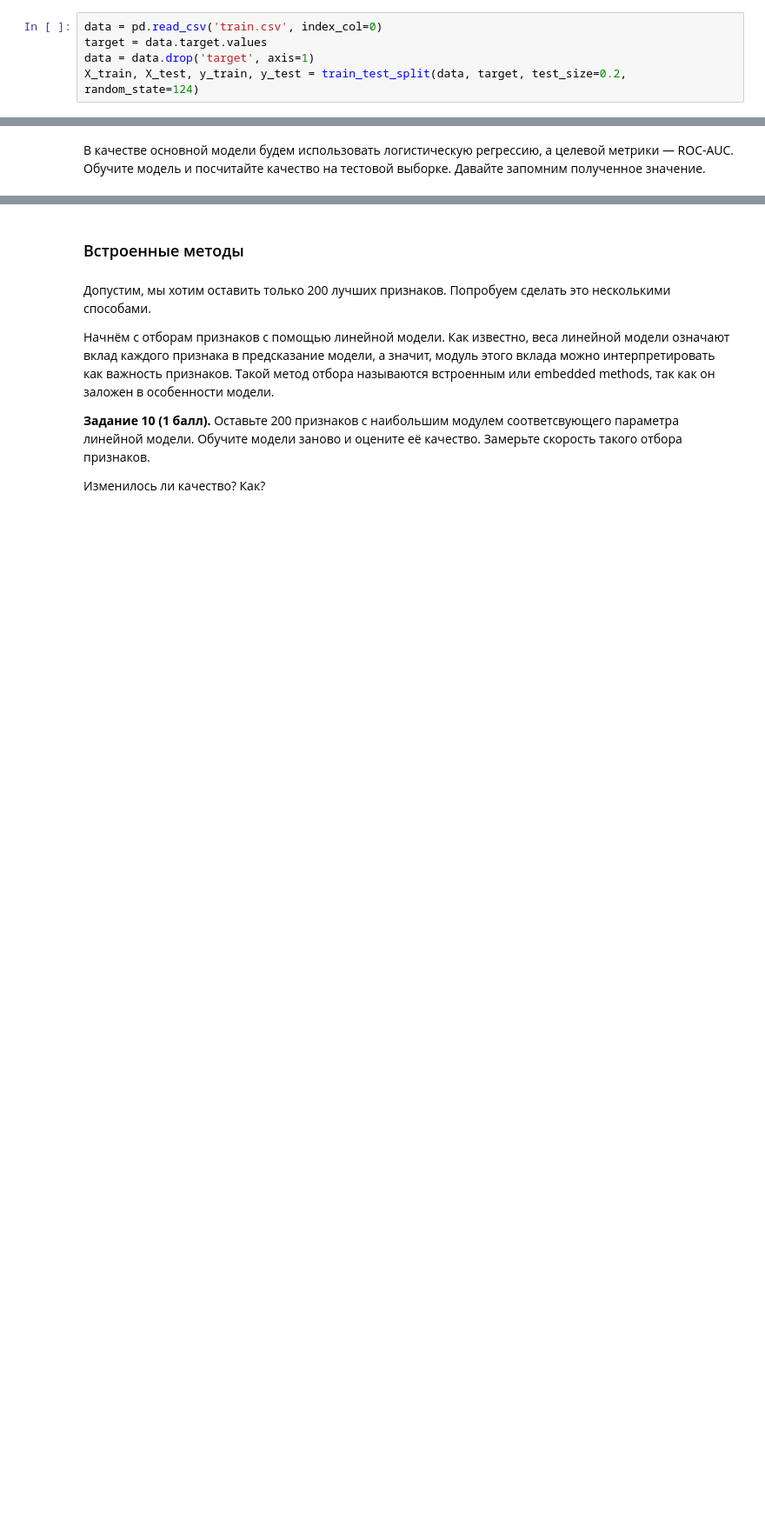
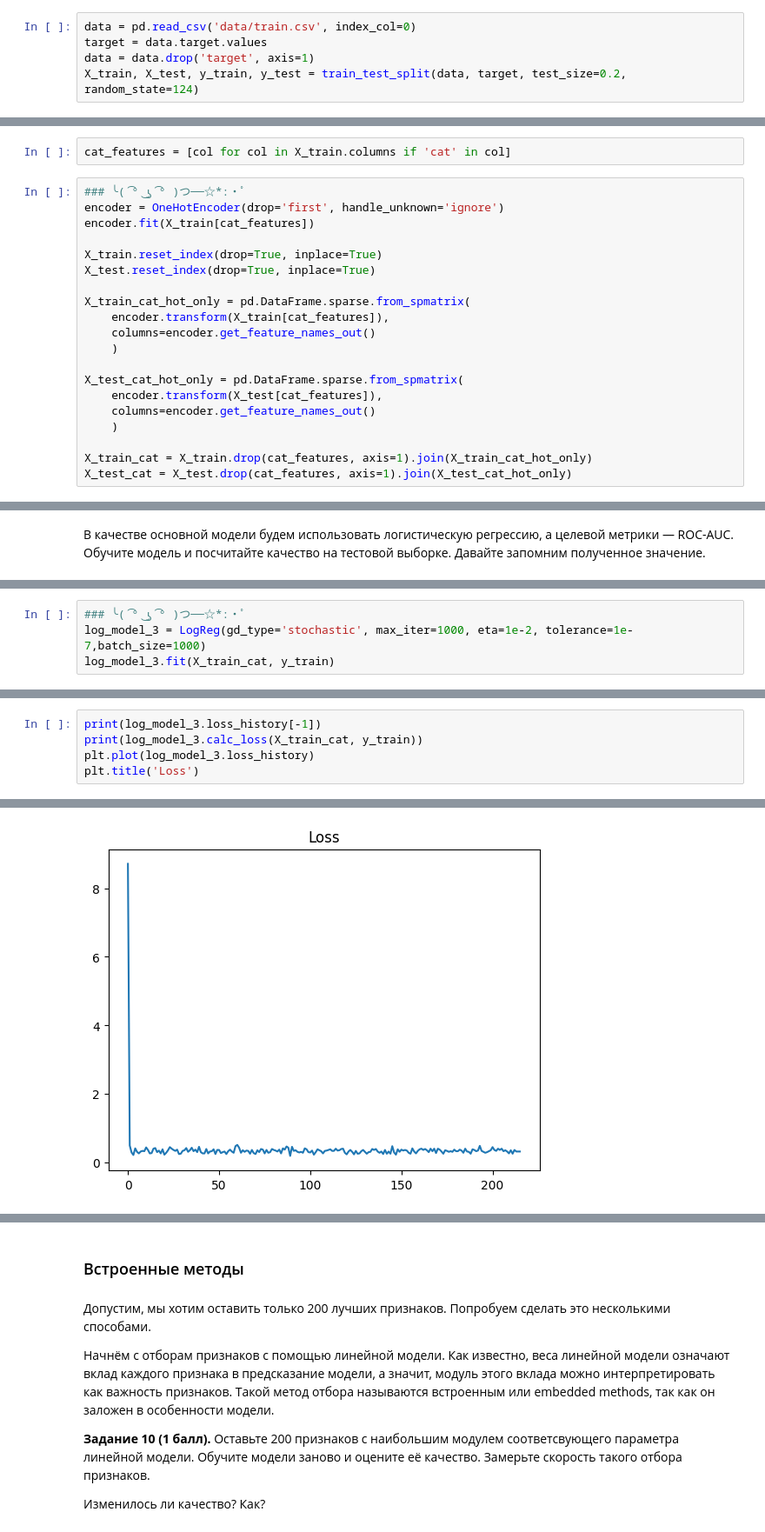
Before and after one commit to dsbulgakovv/ml_study_hws, a Jupyter notebook: HW2/HW2_Logistic_regression_Bulgakov_Dmitry.ipynb, the cells around one changed output, grey strips where cells are left out. Shown at 87% size. Cells and saved outputs as stored; diff of their text form; blank space fills up the shorter version.

```diff
--- a/HW2/HW2_Logistic_regression_Bulgakov_Dmitry.ipynb
+++ b/HW2/HW2_Logistic_regression_Bulgakov_Dmitry.ipynb
@@ -631,7 +705,7 @@ def target_encoder_noise(X: pd.DataFrame, y: np.array, cols: list, noise: int):
 
 Обратимся к тому же датасету про обращение клиентов по страховым случаям. Обойдёмся без сэмплирования объектов.
 # %%
-data = pd.read_csv('train.csv', index_col=0)
+data = pd.read_csv('data/train.csv', index_col=0)
 target = data.target.values
 data = data.drop('target', axis=1)
 X_train, X_test, y_train, y_test = train_test_split(data, target, test_size=0.2, random_state=124)
@@ -641,0 +714,22 @@ X_train, X_test, y_train, y_test = train_test_split(data, target, test_size=0.2,
+# %%
+cat_features = [col for col in X_train.columns if 'cat' in col]
+# %%
+### ╰( ͡° ͜ʖ ͡° )つ──☆*:・ﾟ
+encoder = OneHotEncoder(drop='first', handle_unknown='ignore')
+encoder.fit(X_train[cat_features])
+
+X_train.reset_index(drop=True, inplace=True)
+X_test.reset_index(drop=True, inplace=True)
+
+X_train_cat_hot_only = pd.DataFrame.sparse.from_spmatrix(
+    encoder.transform(X_train[cat_features]),
+    columns=encoder.get_feature_names_out()
+    )
+
+X_test_cat_hot_only = pd.DataFrame.sparse.from_spmatrix(
+    encoder.transform(X_test[cat_features]),
+    columns=encoder.get_feature_names_out()
+    )
+
+X_train_cat = X_train.drop(cat_features, axis=1).join(X_train_cat_hot_only)
+X_test_cat = X_test.drop(cat_features, axis=1).join(X_test_cat_hot_only)
@@ -645,0 +744,4 @@ X_train, X_test, y_train, y_test = train_test_split(data, target, test_size=0.2,
+# %%
+### ╰( ͡° ͜ʖ ͡° )つ──☆*:・ﾟ
+log_model_3 = LogReg(gd_type='stochastic', max_iter=1000, eta=1e-2, tolerance=1e-7,batch_size=1000)
+log_model_3.fit(X_train_cat, y_train)
@@ -645,0 +766,6 @@ X_train, X_test, y_train, y_test = train_test_split(data, target, test_size=0.2,
+# %%
+print(log_model_3.loss_history[-1])
+print(log_model_3.calc_loss(X_train_cat, y_train))
+plt.plot(log_model_3.loss_history)
+plt.title('Loss')
+# %% [output]
@@ -645,0 +775 @@ X_train, X_test, y_train, y_test = train_test_split(data, target, test_size=0.2,
+[figure, added]
```
Also changed, not shown: parts of 76 cells of this notebook, 1 other file.
